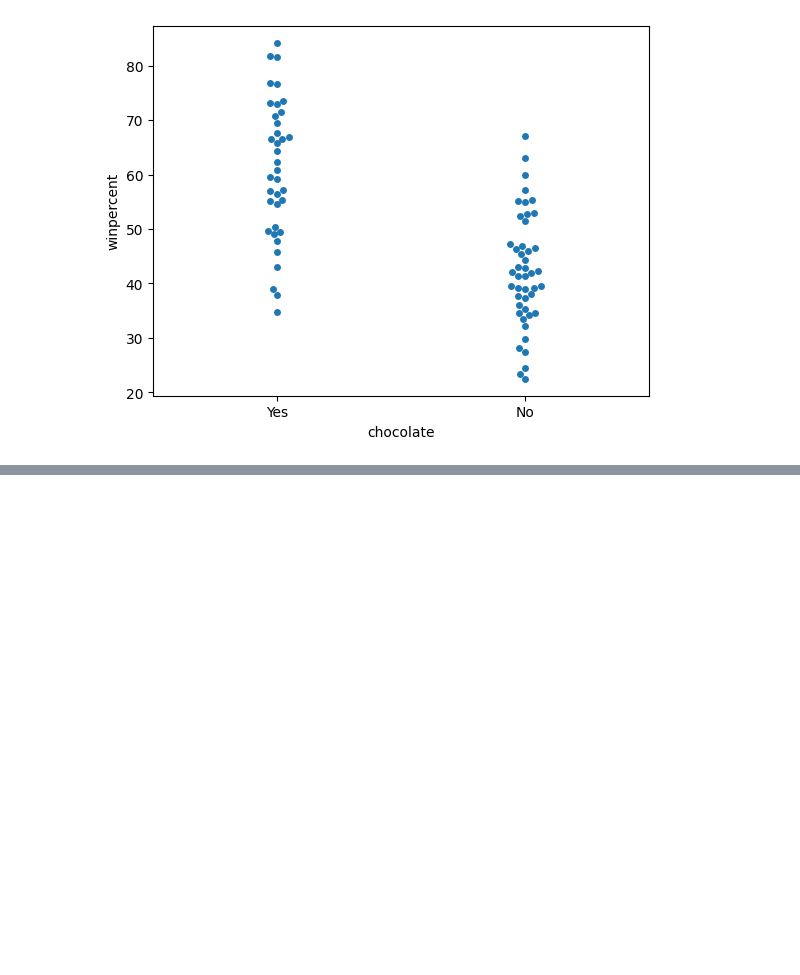
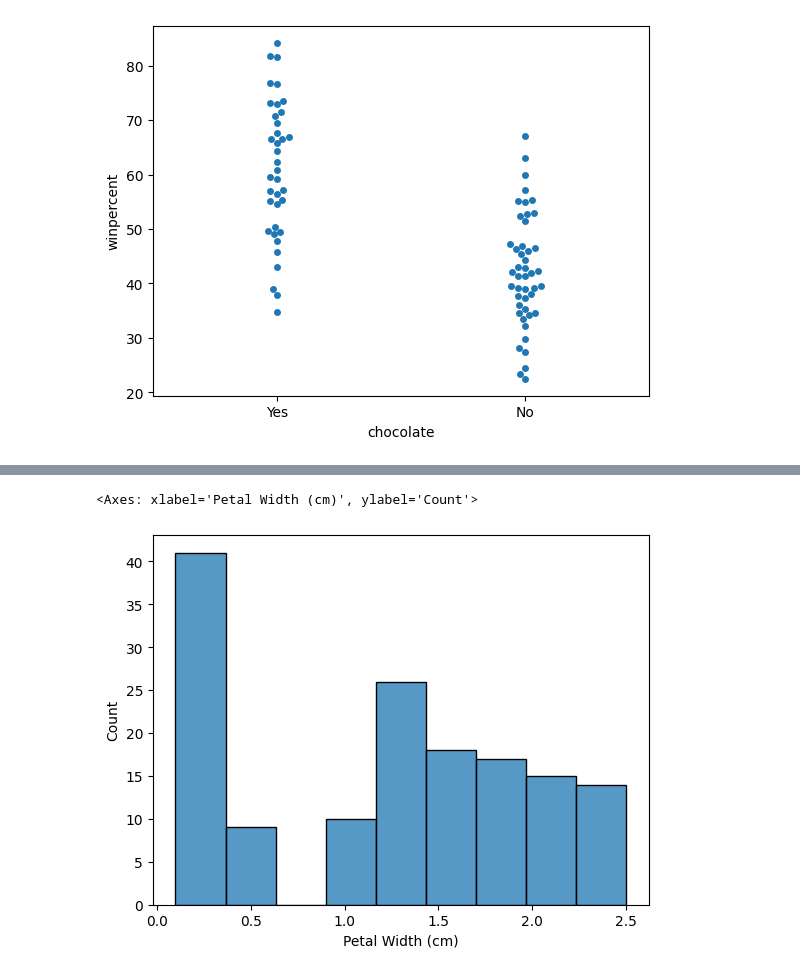
Before and after one commit to sandeshshrestha-git/ds-sprint, a Jupyter notebook: Visualization/kagglevis.ipynb, the cells around one changed output, grey strips where cells are left out. Saved outputs shown, nothing was run; the diff lists cells and outputs as text; code cells hidden in the pictures; blank space fills up the shorter version.

Commit message:
Visualization basics//Complete

```diff
--- a/Visualization/kagglevis.ipynb
+++ b/Visualization/kagglevis.ipynb
@@ -379,0 +382,4 @@ sns.swarmplot(x=candy_data.chocolate,
+# %%
+iris_path = "../Data/iris.csv"
+iris_data = pd.read_csv(iris_path)
+iris_data
@@ -379,0 +400,7 @@ sns.swarmplot(x=candy_data.chocolate,
+# %%
+#Histograms
+#see how petal length varies in iris flowers
+sns.histplot(data=iris_data['Petal Width (cm)'])
+# %% [output]
+<Axes: xlabel='Petal Width (cm)', ylabel='Count'>
+[figure, added]
```
Also changed, not shown: parts of 14 cells of this notebook.
